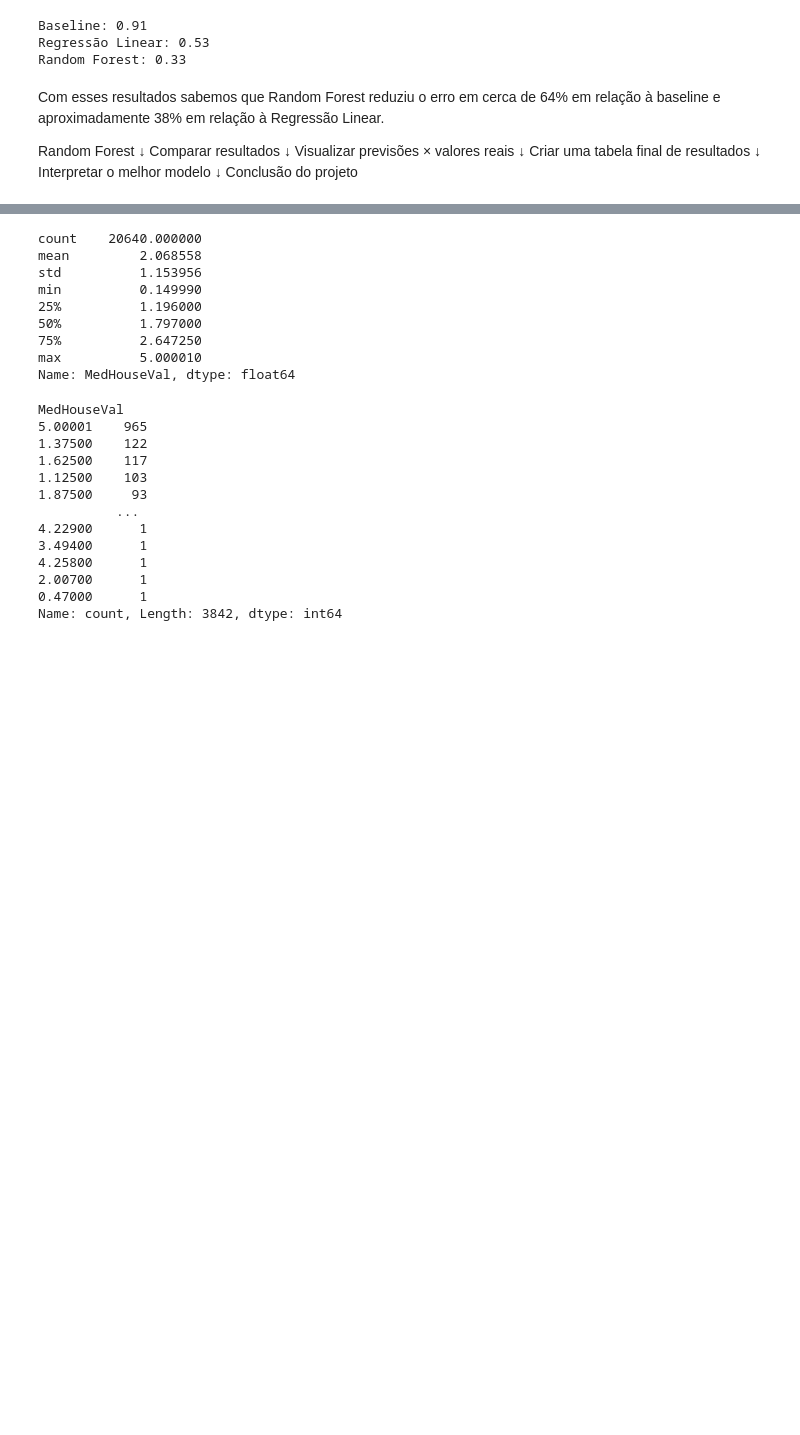
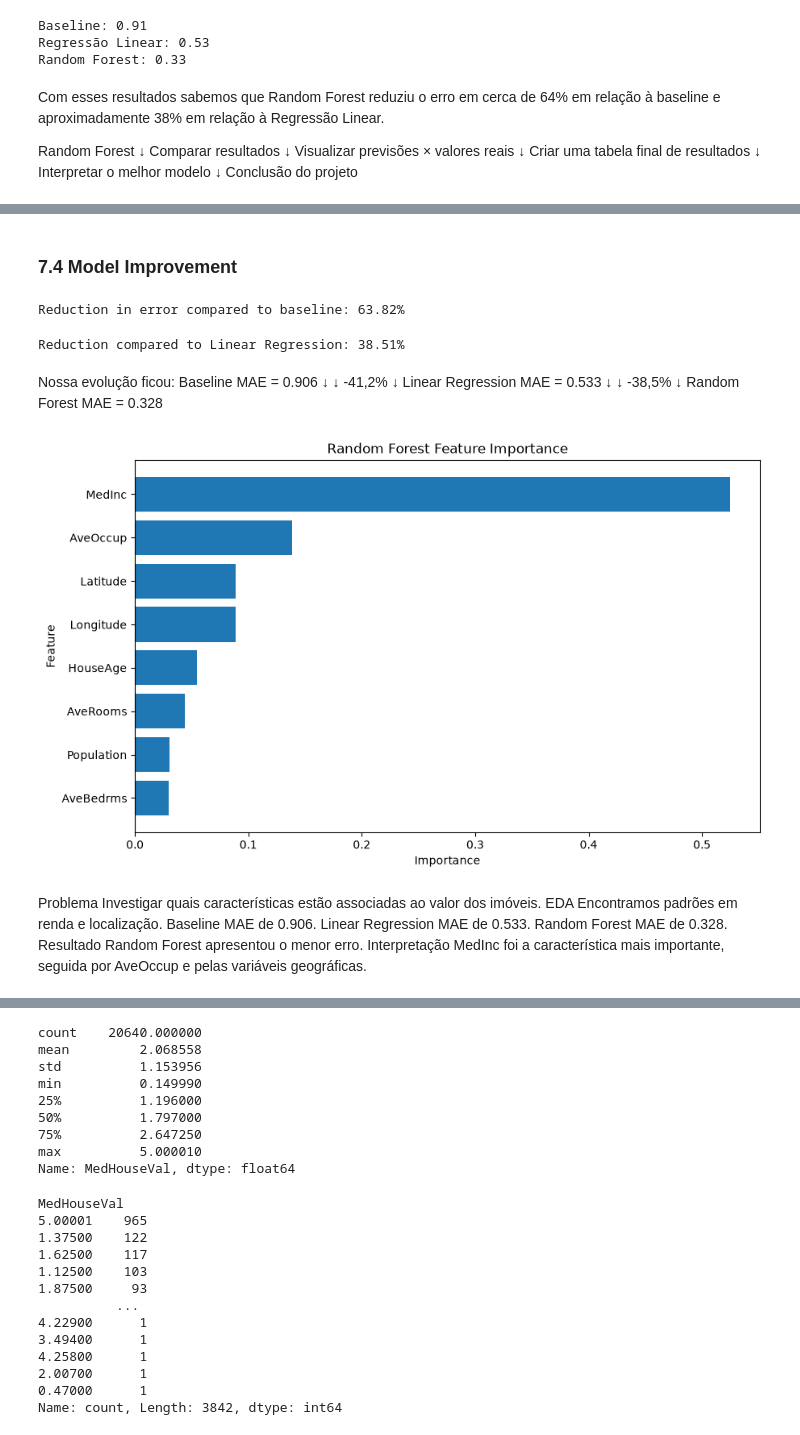
Before and after one commit to IsacFreitaas/real-estate-analytics-project, a Jupyter notebook: notebooks/real_estate_data_analysis.ipynb, the cells around one changed output, grey strips where cells are left out. Drawn from its saved outputs; the diff is of its cells as text; code cells hidden in the pictures; blank space fills up the shorter version.

```diff
--- a/notebooks/real_estate_data_analysis.ipynb
+++ b/notebooks/real_estate_data_analysis.ipynb
@@ -652,0 +820,12 @@ Conclusão do projeto
+# %%
+feature_importance = pd.DataFrame({
+    "Feature": x_train.columns,
+    "Importance": random_forest.feature_importances_
+})
+
+feature_importance = feature_importance.sort_values(
+    "Importance",
+    ascending=False
+)
+
+feature_importance # (em porcentagens)
@@ -652,0 +862,66 @@ Conclusão do projeto
+# %% [markdown]
+### 7.4 Model Improvement
+# %%
+rf_improvement = (
+    (baseline_mae - rf_mae) / baseline_mae
+) * 100
+
+print(f"Reduction in error compared to baseline: {rf_improvement:.2f}%")
+# %% [output]
+Reduction in error compared to baseline: 63.82%
+# %%
+rf_vs_linear = (
+    (model_mae - rf_mae) / model_mae
+) * 100
+
+print(f"Reduction compared to Linear Regression: {rf_vs_linear:.2f}%")
+# %% [output]
+Reduction compared to Linear Regression: 38.51%
+# %% [markdown]
+Nossa evolução ficou:
+Baseline
+MAE = 0.906
+       ↓
+       ↓ -41,2%
+       ↓
+Linear Regression
+MAE = 0.533
+       ↓
+       ↓ -38,5%
+       ↓
+Random Forest
+MAE = 0.328
+# %%
+# Feature Importante Graphic
+
+plt.figure(figsize=(10, 6))
+
+plt.barh(
+    feature_importance["Feature"],
+    feature_importance["Importance"]
+)
+
+plt.xlabel("Importance")
+plt.ylabel("Feature")
+plt.title("Random Forest Feature Importance")
+
+plt.gca().invert_yaxis()
+
+plt.show()
+# %% [output]
+[figure, added]
+# %% [markdown]
+Problema
+Investigar quais características estão associadas ao valor dos imóveis.
+EDA
+Encontramos padrões em renda e localização.
+Baseline
+MAE de 0.906.
+Linear Regression
+MAE de 0.533.
+Random Forest
+MAE de 0.328.
+Resultado
+Random Forest apresentou o menor erro.
+Interpretação
+MedInc foi a característica mais importante, seguida por AveOccup e pelas variáveis geográficas.
```
Also changed, not shown: parts of 23 cells of this notebook, 1 other file.
